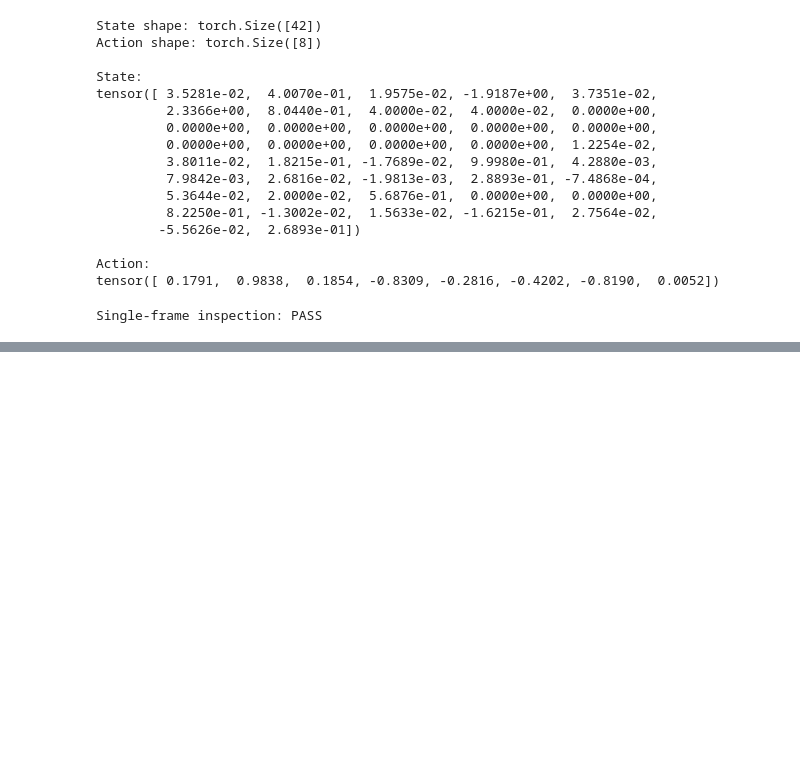
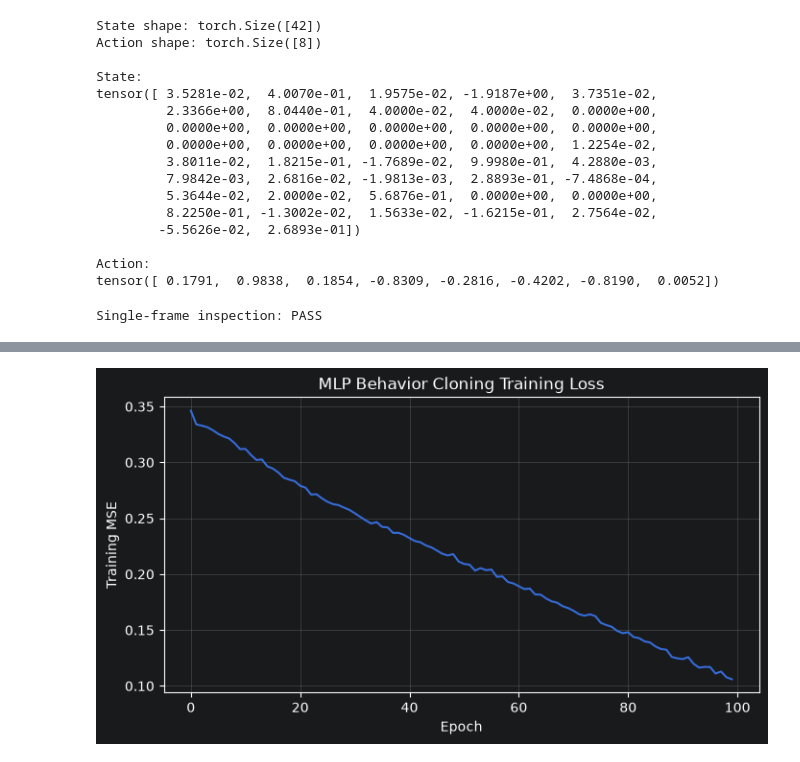
Before and after one commit to BowenYuan95/embodied-ai-learning, a Jupyter notebook: notebooks/inspect_lerobot_dataset.ipynb, the cells around one changed output, grey strips where cells are left out. Drawn from its saved outputs; the diff is of its cells as text; code cells hidden in the pictures; blank space fills up the shorter version.

Commit message:
Complete Lesson 2 MLP training loop

```diff
--- a/notebooks/inspect_lerobot_dataset.ipynb
+++ b/notebooks/inspect_lerobot_dataset.ipynb
@@ -120,0 +239,2 @@ Single-frame inspection: PASS
+# %%
+predicted_actions = policy(states)
@@ -120,0 +300,2 @@ Single-frame inspection: PASS
+# %%
+loss_fn = nn.MSELoss()
@@ -120,0 +304,8 @@ Single-frame inspection: PASS
+# %%
+loss = loss_fn(
+    predicted_actions,
+    target_actions,
+)
+
+print("Loss tensor:", loss)
+print("Loss value:", loss.item())
@@ -120,0 +536,10 @@ Single-frame inspection: PASS
+# %%
+from torch.utils.data import DataLoader
+
+train_loader = DataLoader(
+    dataset,
+    batch_size=8,
+    shuffle=True,
+)
+
+print("Number of batches per epoch:", len(train_loader))
@@ -120,0 +628,15 @@ Single-frame inspection: PASS
+# %%
+import matplotlib.pyplot as plt
+
+plt.figure(figsize=(8, 4))
+
+plt.plot(loss_history)
+
+plt.xlabel("Epoch")
+plt.ylabel("Training MSE")
+plt.title("MLP Behavior Cloning Training Loss")
+plt.grid(alpha=0.3)
+
+plt.show()
+# %% [output]
+[figure, added]
```
Also changed, not shown: parts of 34 cells of this notebook, 2 other files.
